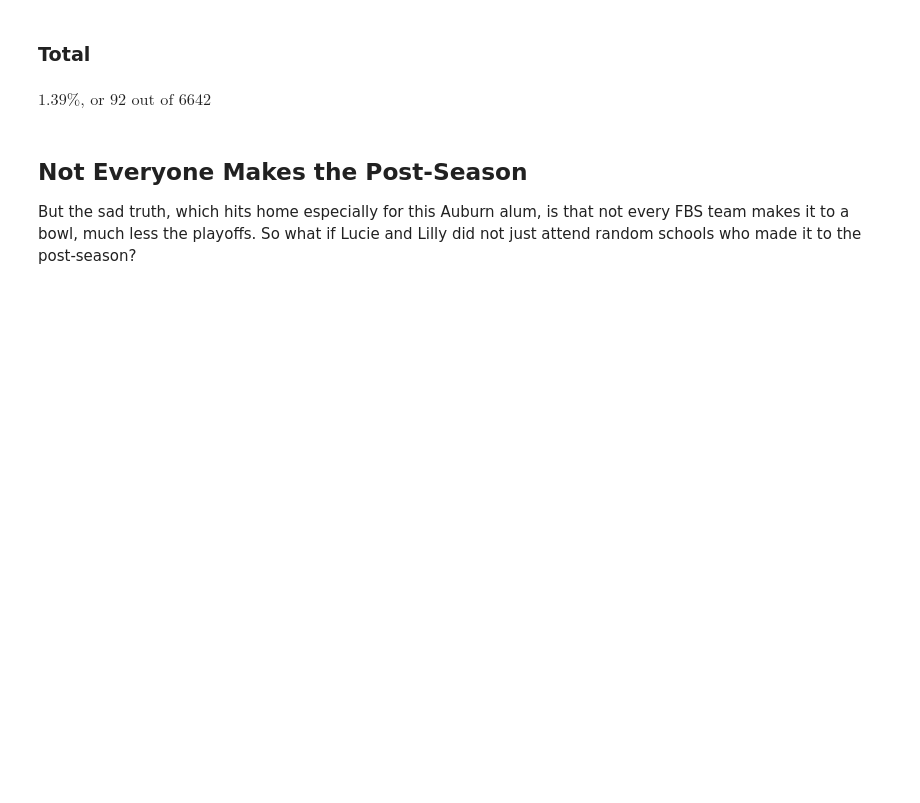
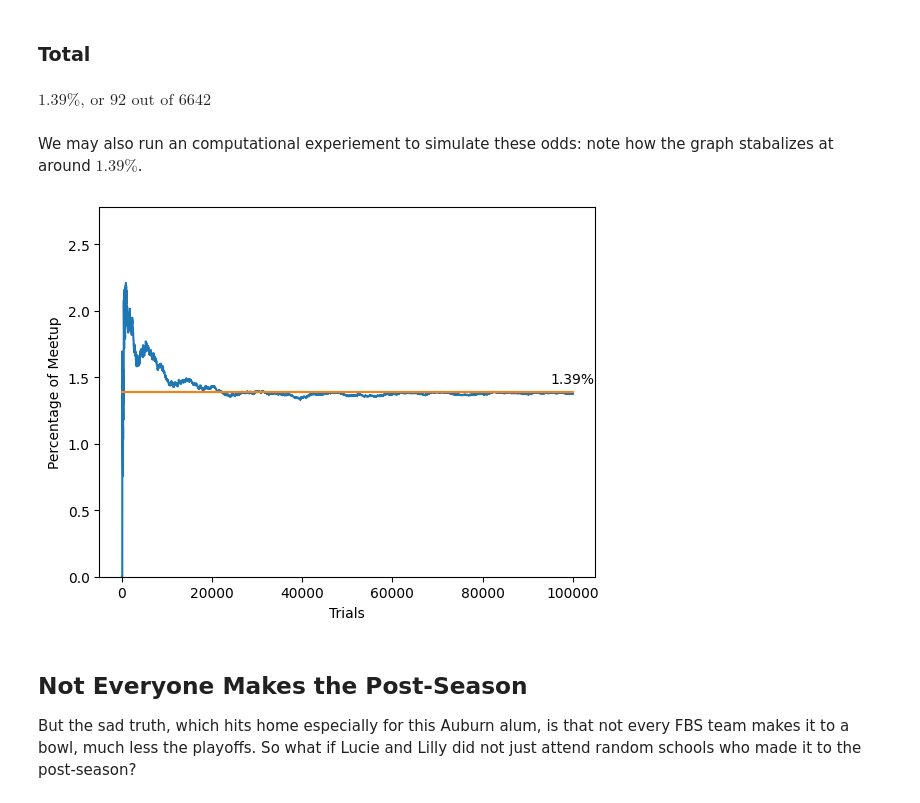
Before and after one commit to StevenClontz/twin-postseason-odds, a Jupyter notebook: notebook.ipynb, the cells around one changed output. Cells and saved outputs as stored; diff of their text form; code cells hidden in the pictures; blank space fills up the shorter version.

Commit message:
add graphs and simulations

```diff
--- a/notebook.ipynb
+++ b/notebook.ipynb
@@ -65,6 +67,40 @@ display(Math(f"{overall*100:.2f}\\% \\text{{, or {70*1 + 4*1 + 6*2 + 2*3} out of
 # %% [output]
 ### Total
 $\displaystyle 1.39\% \text{, or 92 out of 6642}$
+# %% [markdown]
+We may also run an computational experiement to simulate these odds: note how the graph stabalizes at around $1.39\%$.
+# %%
+TEAMS = 82
+TRIALS = 100_000
+PREDICTION = 1.39
+PRECISION = 2
+def simulate_meetup(teams=TEAMS, trials=TRIALS, prediction=PREDICTION, precision=PRECISION):
+    bowl_seeds = range(13,82+1)
+    MATCHUPS = list(zip(bowl_seeds[::2], bowl_seeds[1::2])) # regular bowl games
+    MATCHUPS += [(8,9), (7,10), (6,11), (5,12)] # first round
+    MATCHUPS += [(4,5), (3,6), (2,7), (1,8)] # quarterfinals
+    MATCHUPS += [(1,4), (2,3)] # semifinals
+    MATCHUPS += [(1,2)] # championship
+    meetups = 0
+    points = []
+    for trial in range(trials):
+        lilly_rank, lucie_rank = sample(range(1,teams+1), 2)
+        if tuple(sorted([lilly_rank, lucie_rank])) in MATCHUPS:
+            meetups += 1
+        points += [(trial+1,meetups/(trial+1)*100)]
+    _, ax = pyplot.subplots()
+    ax.plot(*zip(*points))
+    ax.plot([0,trials], [prediction, prediction])
+    ax.annotate(f"{prediction:.{precision}f}%", (trials,prediction*1.05), ha='center')
+    pyplot.xlabel("Trials")
+    pyplot.ylabel("Percentage of Meetup")
+    pyplot.ylim(0, prediction*2)
+    pyplot.show()
+# %%
+
+simulate_meetup(teams=82, trials=100_000, prediction=1.39)
+# %% [output]
+[figure, added]
 # %% [markdown]
 ## Not Everyone Makes the Post-Season
 
```
Also changed, not shown: parts of 3 cells of this notebook.
